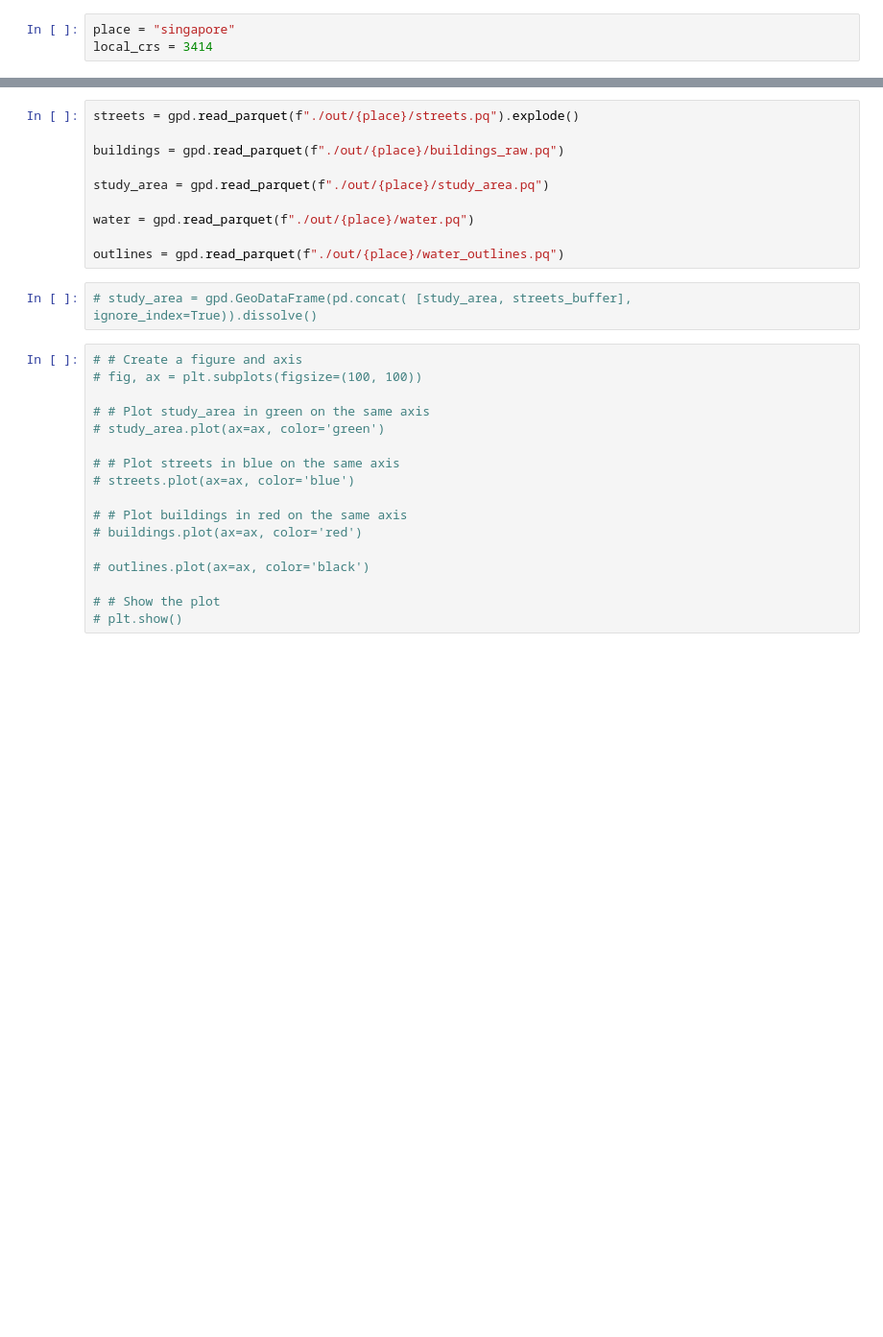
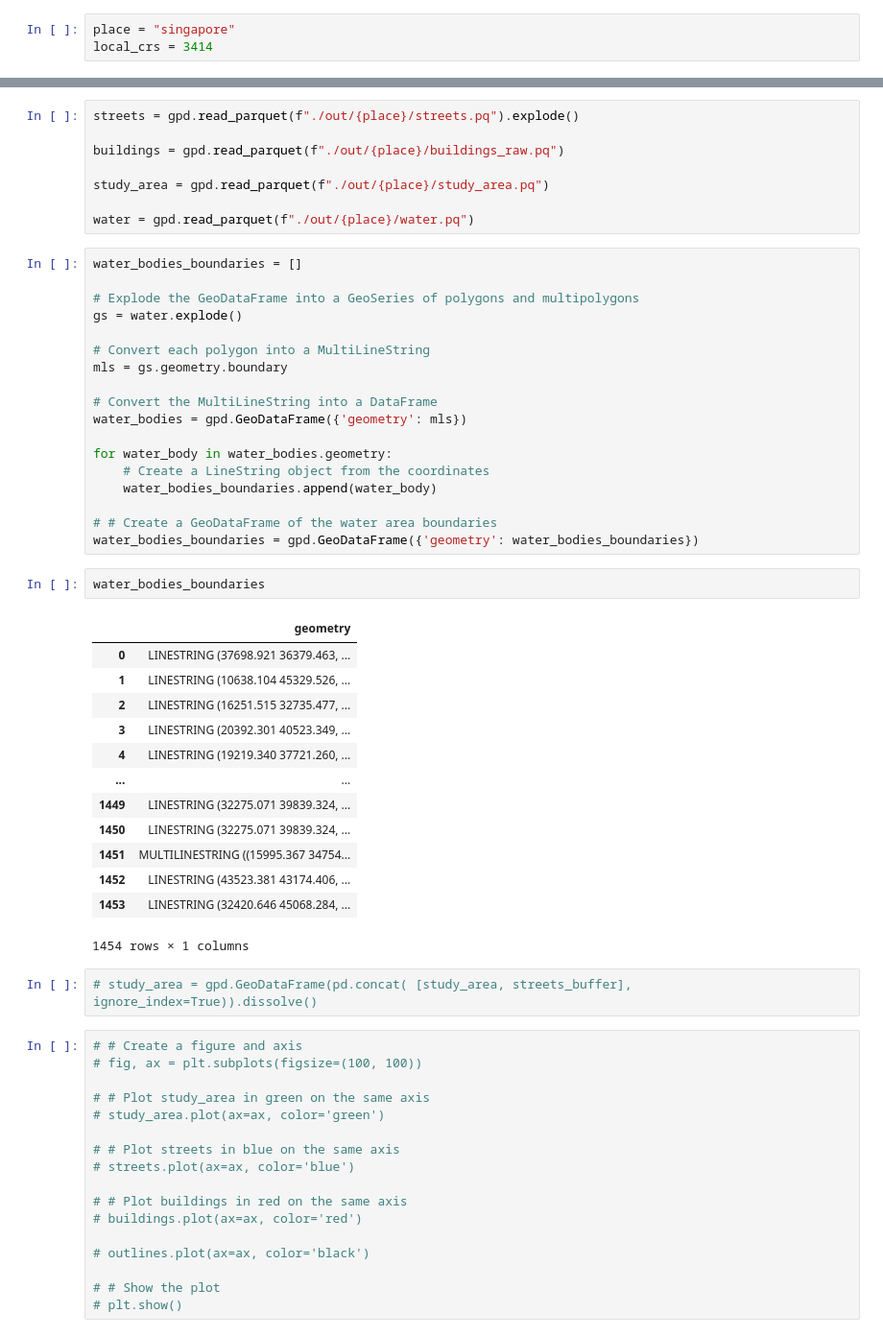
Before and after one commit to virgilxw/momepy-test, a Jupyter notebook: processor/2-tessellation.ipynb, the cells around one changed output, grey strips where cells are left out. Shown at 96% size. Drawn from its saved outputs; the diff is of its cells as text; blank space fills up the shorter version.

```diff
--- a/processor/2-tessellation.ipynb
+++ b/processor/2-tessellation.ipynb
@@ -41,8 +56,40 @@ buildings = gpd.read_parquet(f"./out/{place}/buildings_raw.pq")
 study_area = gpd.read_parquet(f"./out/{place}/study_area.pq")
 
 water = gpd.read_parquet(f"./out/{place}/water.pq")
-
-outlines = gpd.read_parquet(f"./out/{place}/water_outlines.pq")
+# %%
+water_bodies_boundaries = []
+
+# Explode the GeoDataFrame into a GeoSeries of polygons and multipolygons
+gs = water.explode()
+
+# Convert each polygon into a MultiLineString
+mls = gs.geometry.boundary
+
+# Convert the MultiLineString into a DataFrame
+water_bodies = gpd.GeoDataFrame({'geometry': mls})
+
+for water_body in water_bodies.geometry:
+    # Create a LineString object from the coordinates
+    water_bodies_boundaries.append(water_body)
+
+# # Create a GeoDataFrame of the water area boundaries
+water_bodies_boundaries = gpd.GeoDataFrame({'geometry': water_bodies_boundaries})
+# %%
+water_bodies_boundaries
+# %% [output]
+|  | geometry |
+| 0 | LINESTRING (37698.921 36379.463, ... |
+| 1 | LINESTRING (10638.104 45329.526, ... |
+| 2 | LINESTRING (16251.515 32735.477, ... |
+| 3 | LINESTRING (20392.301 40523.349, ... |
+| 4 | LINESTRING (19219.340 37721.260, ... |
+| ... | ... |
+| 1449 | LINESTRING (32275.071 39839.324, ... |
+| 1450 | LINESTRING (32275.071 39839.324, ... |
+| 1451 | MULTILINESTRING ((15995.367 34754... |
+| 1452 | LINESTRING (43523.381 43174.406, ... |
+| 1453 | LINESTRING (32420.646 45068.284, ... |
+1454 rows × 1 columns
 # %%
 # study_area = gpd.GeoDataFrame(pd.concat( [study_area, streets_buffer], ignore_index=True)).dissolve()
 # %%
```
Also changed, not shown: parts of 3 cells of this notebook.
